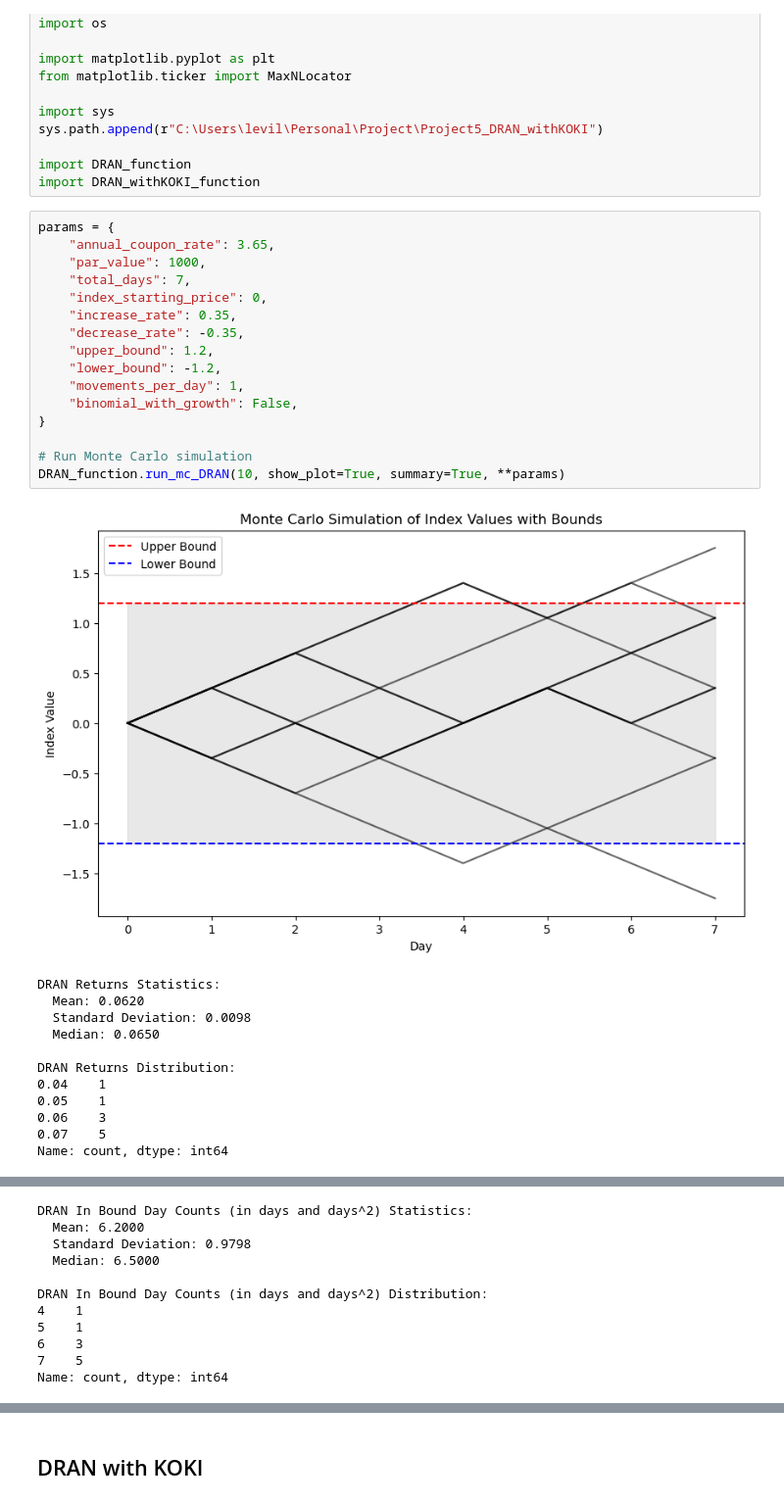
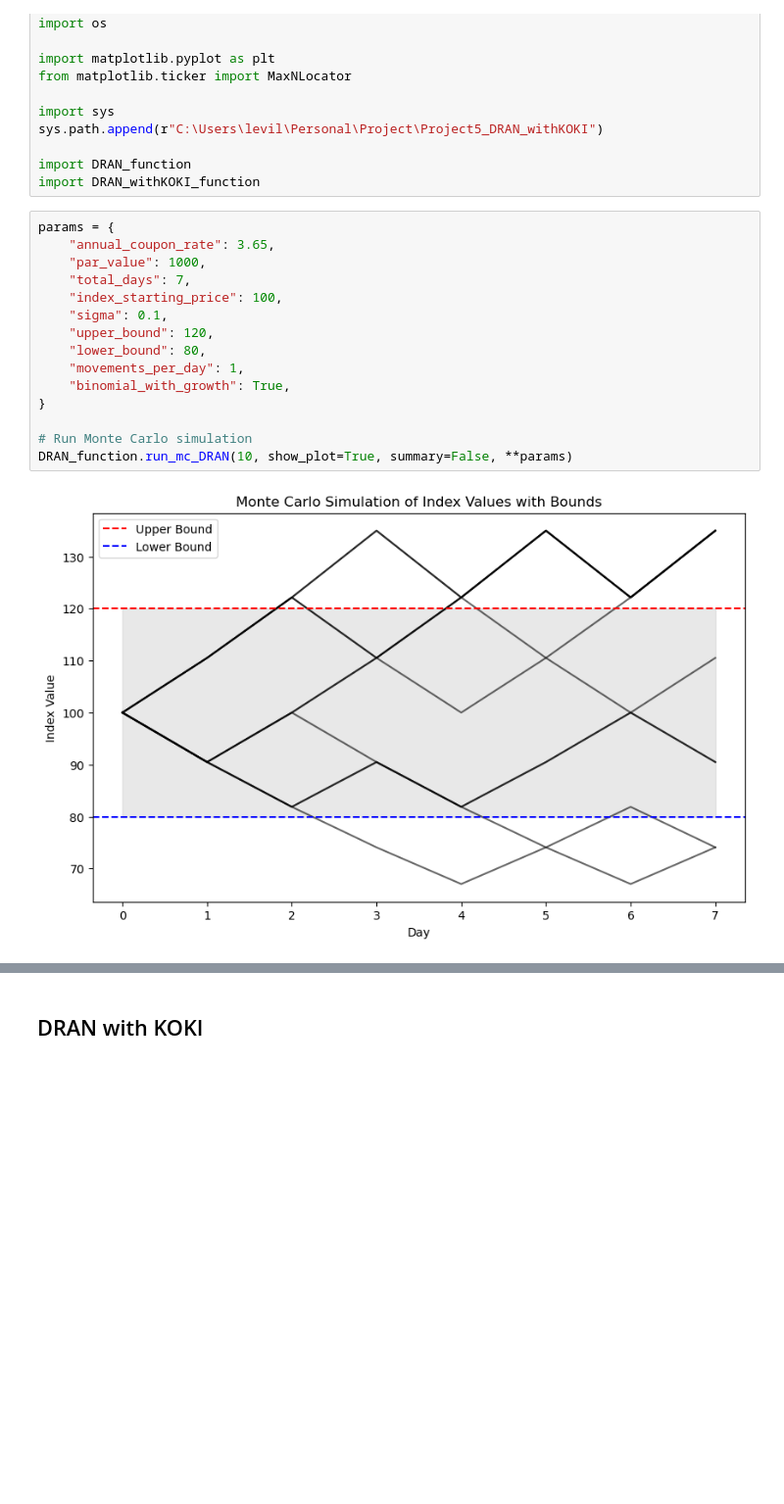
Before and after one commit to minson18/DRAN_withKOKI, a Jupyter notebook: binomial_simulation/main.ipynb, the cells around one changed output, grey strips where cells are left out. Shown at 98% size. Cells and saved outputs as stored; diff of their text form; blank space fills up the shorter version.

```diff
--- a/binomial_simulation/main.ipynb
+++ b/binomial_simulation/main.ipynb
@@ -16,29 +16,17 @@ import DRAN_withKOKI_function
 # %%
 params = {
     "annual_coupon_rate": 3.65,
     "par_value": 1000,
     "total_days": 7,
-    "index_starting_price": 0,
-    "increase_rate": 0.35,
-    "decrease_rate": -0.35,
-    "upper_bound": 1.2,
-    "lower_bound": -1.2,
+    "index_starting_price": 100,
+    "sigma": 0.1,
+    "upper_bound": 120,
+    "lower_bound": 80,
     "movements_per_day": 1,
-    "binomial_with_growth": False,
+    "binomial_with_growth": True,
 }
 
 # Run Monte Carlo simulation
-DRAN_function.run_mc_DRAN(10, show_plot=True, summary=True, **params)
+DRAN_function.run_mc_DRAN(10, show_plot=True, summary=False, **params)
 # %% [output]
-[figure, old version]
+[figure, new version]
-DRAN Returns Statistics:
-  Mean: 0.0620
-  Standard Deviation: 0.0098
-  Median: 0.0650
-
-DRAN Returns Distribution:
-0.04    1
-0.05    1
-0.06    3
-0.07    5
-Name: count, dtype: int64
@@ -46,11 +32,0 @@ Name: count, dtype: int64
-DRAN In Bound Day Counts (in days and days^2) Statistics:
-  Mean: 6.2000
-  Standard Deviation: 0.9798
-  Median: 6.5000
-
-DRAN In Bound Day Counts (in days and days^2) Distribution:
-4    1
-5    1
-6    3
-7    5
-Name: count, dtype: int64
```
Also changed, not shown: parts of 24 cells of this notebook, 4 other files.
